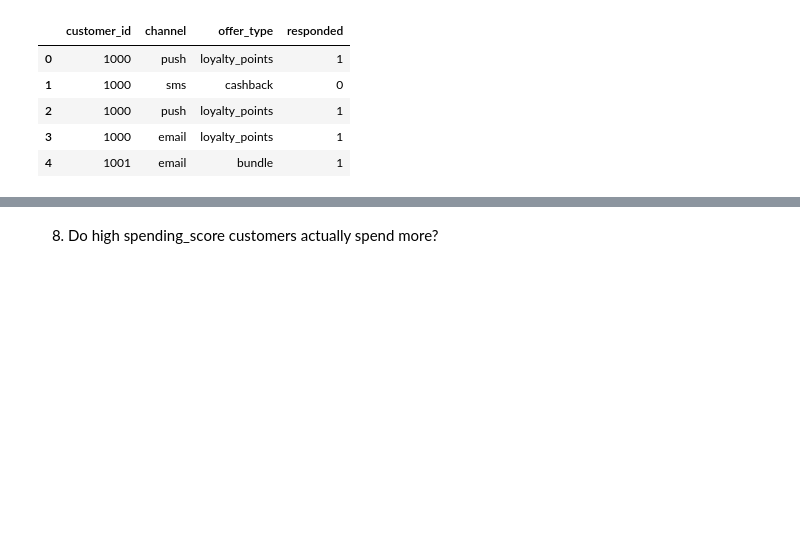
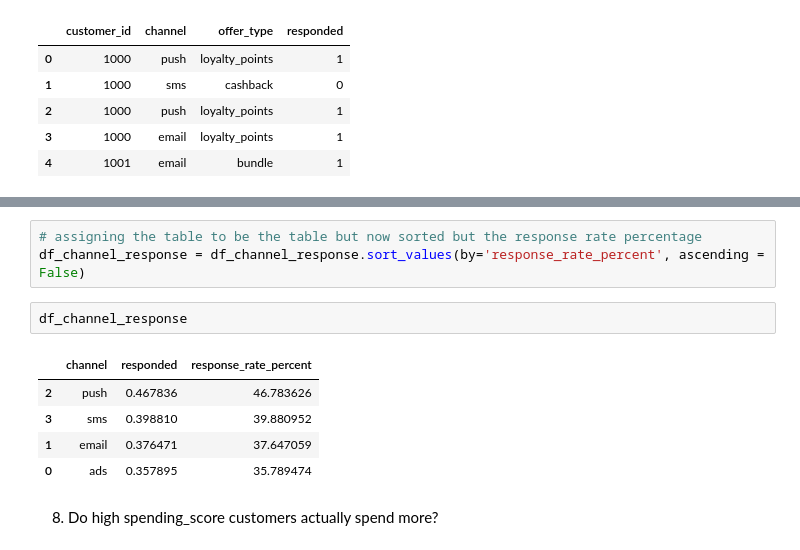
Before and after one commit to httpsdluc/eda-technical-practice, a Jupyter notebook: customer_transactions_campagins_analysis/notebooks/customer_transactions_campagins_analysis.ipynb, the cells around one changed output, grey strips where cells are left out. Drawn from its saved outputs; the diff is of its cells as text; blank space fills up the shorter version.

```diff
--- a/customer_transactions_campagins_analysis/notebooks/customer_transactions_campagins_analysis.ipynb
+++ b/customer_transactions_campagins_analysis/notebooks/customer_transactions_campagins_analysis.ipynb
@@ -252,3 +273,14 @@ dtype: object
+# %%
+# assigning the table to be the table but now sorted but the response rate percentage
+df_channel_response = df_channel_response.sort_values(by='response_rate_percent', ascending = False)
+# %%
+df_channel_response
+# %% [output]
+|  | channel | responded | response_rate_percent |
+| 2 | push | 0.467836 | 46.783626 |
+| 3 | sms | 0.398810 | 39.880952 |
+| 1 | email | 0.376471 | 37.647059 |
+| 0 | ads | 0.357895 | 35.789474 |
 # %% [markdown]
 8. Do high spending_score customers actually spend more?
 # %%
```
Also changed, not shown: parts of 7 cells of this notebook, 1 other file.
